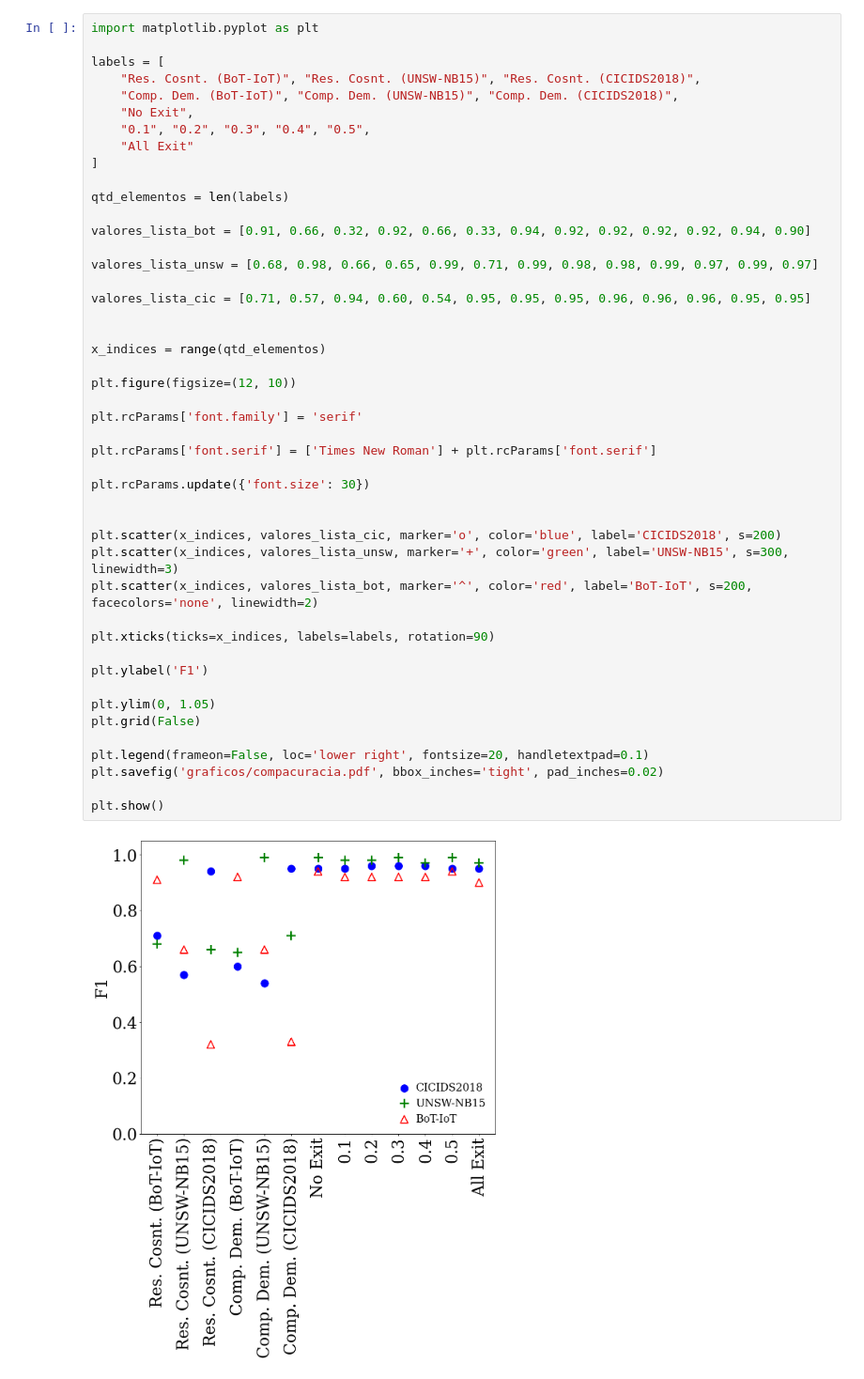
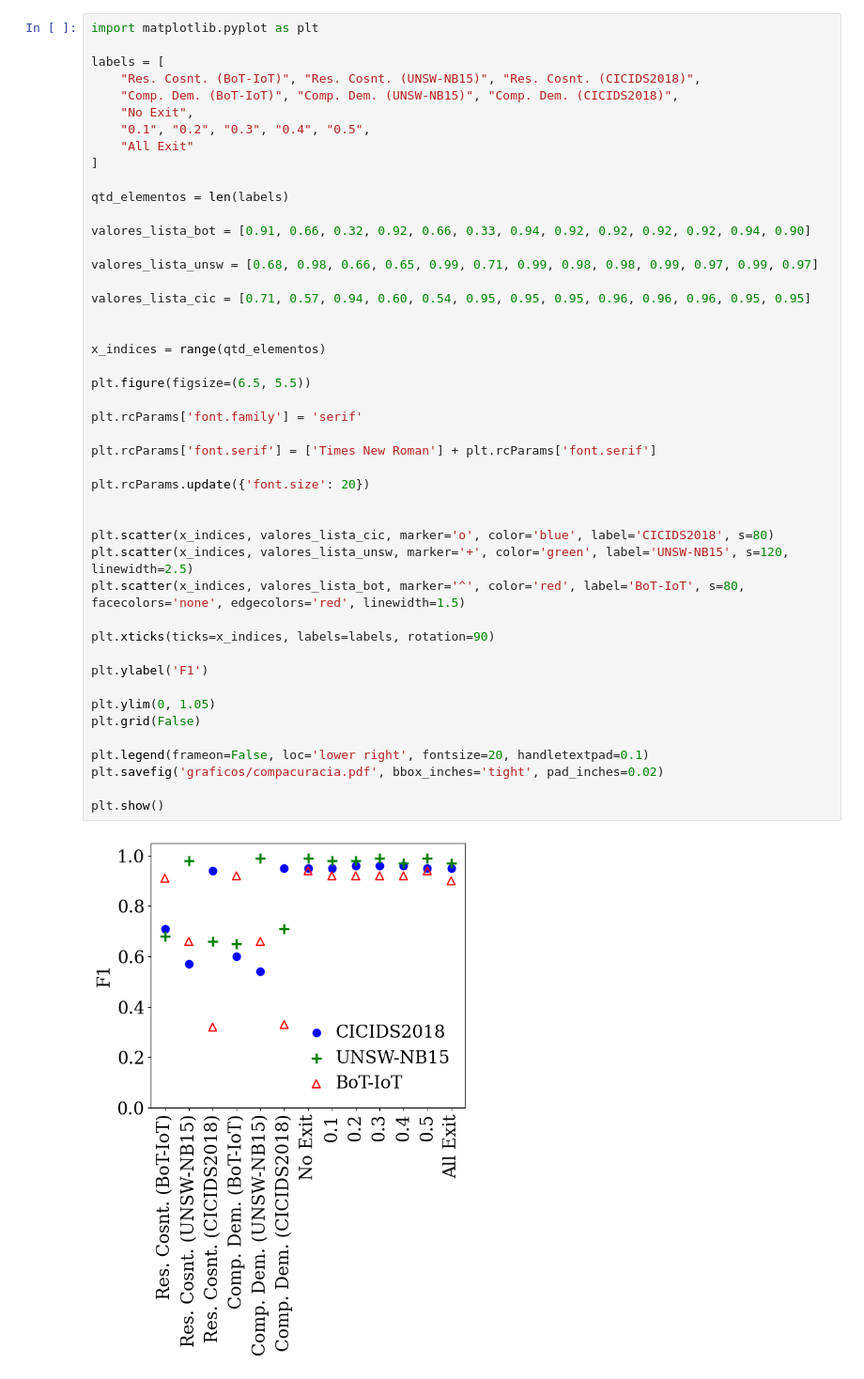
Before and after one commit to LucasSotomaiorAPereira/pibic-25-26, a Jupyter notebook: versao_artigo/f1_display.ipynb, the cells around one changed output. Shown at 94% size. Cells and saved outputs as stored; diff of their text form.

```diff
--- a/versao_artigo/f1_display.ipynb
+++ b/versao_artigo/f1_display.ipynb
@@ -13,36 +13,36 @@ qtd_elementos = len(labels)
 
 valores_lista_bot = [0.91, 0.66, 0.32, 0.92, 0.66, 0.33, 0.94, 0.92, 0.92, 0.92, 0.92, 0.94, 0.90]
 
 valores_lista_unsw = [0.68, 0.98, 0.66, 0.65, 0.99, 0.71, 0.99, 0.98, 0.98, 0.99, 0.97, 0.99, 0.97]
 
 valores_lista_cic = [0.71, 0.57, 0.94, 0.60, 0.54, 0.95, 0.95, 0.95, 0.96, 0.96, 0.96, 0.95, 0.95]
 
 
 x_indices = range(qtd_elementos)
 
-plt.figure(figsize=(12, 10))
+plt.figure(figsize=(6.5, 5.5))
 
 plt.rcParams['font.family'] = 'serif'
 
 plt.rcParams['font.serif'] = ['Times New Roman'] + plt.rcParams['font.serif']
 
-plt.rcParams.update({'font.size': 30})
+plt.rcParams.update({'font.size': 20})
 
 
-plt.scatter(x_indices, valores_lista_cic, marker='o', color='blue', label='CICIDS2018', s=200)
-plt.scatter(x_indices, valores_lista_unsw, marker='+', color='green', label='UNSW-NB15', s=300, linewidth=3)
-plt.scatter(x_indices, valores_lista_bot, marker='^', color='red', label='BoT-IoT', s=200, facecolors='none', linewidth=2)
+plt.scatter(x_indices, valores_lista_cic, marker='o', color='blue', label='CICIDS2018', s=80)
+plt.scatter(x_indices, valores_lista_unsw, marker='+', color='green', label='UNSW-NB15', s=120, linewidth=2.5)
+plt.scatter(x_indices, valores_lista_bot, marker='^', color='red', label='BoT-IoT', s=80, facecolors='none', edgecolors='red', linewidth=1.5)
 
 plt.xticks(ticks=x_indices, labels=labels, rotation=90)
 
 plt.ylabel('F1')
 
 plt.ylim(0, 1.05)
 plt.grid(False)
 
 plt.legend(frameon=False, loc='lower right', fontsize=20, handletextpad=0.1)
 plt.savefig('graficos/compacuracia.pdf', bbox_inches='tight', pad_inches=0.02)
 
 plt.show()
 # %% [output]
-[figure, old version]
+[figure, new version]
```
Also changed, not shown: 1 other file.
